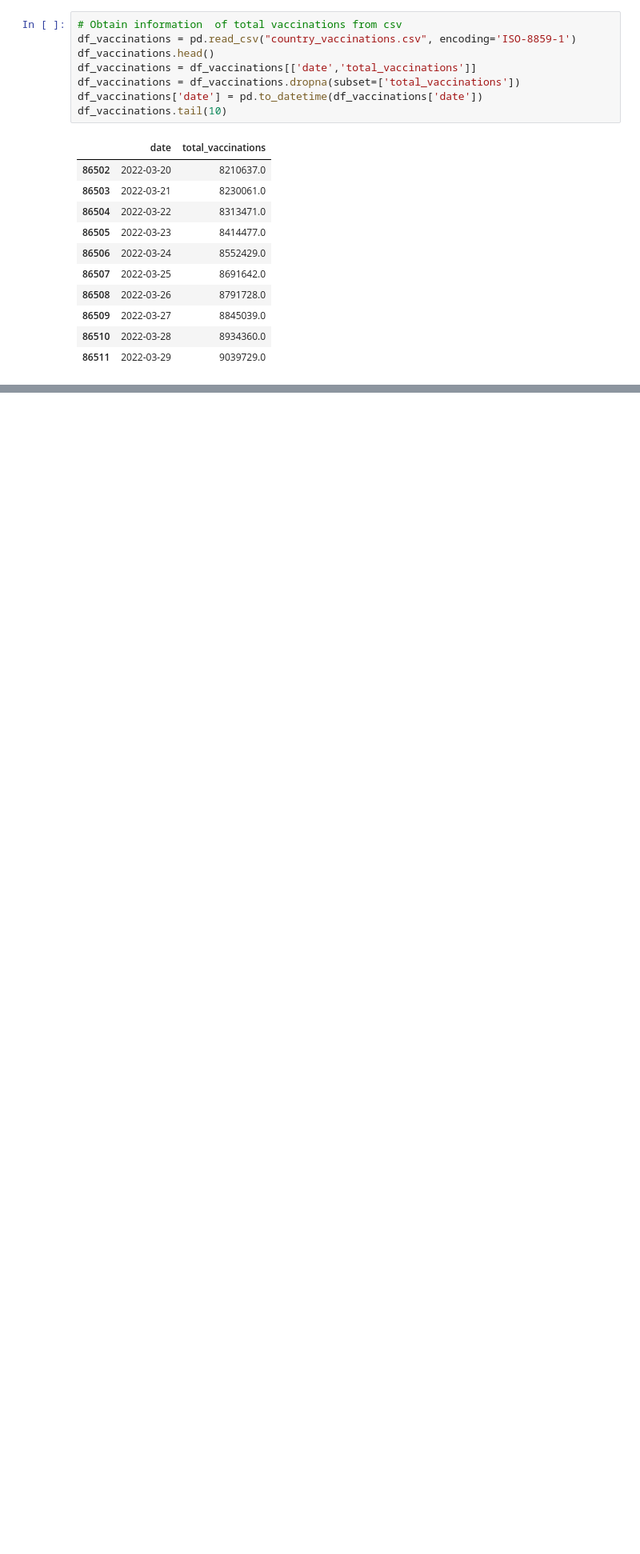
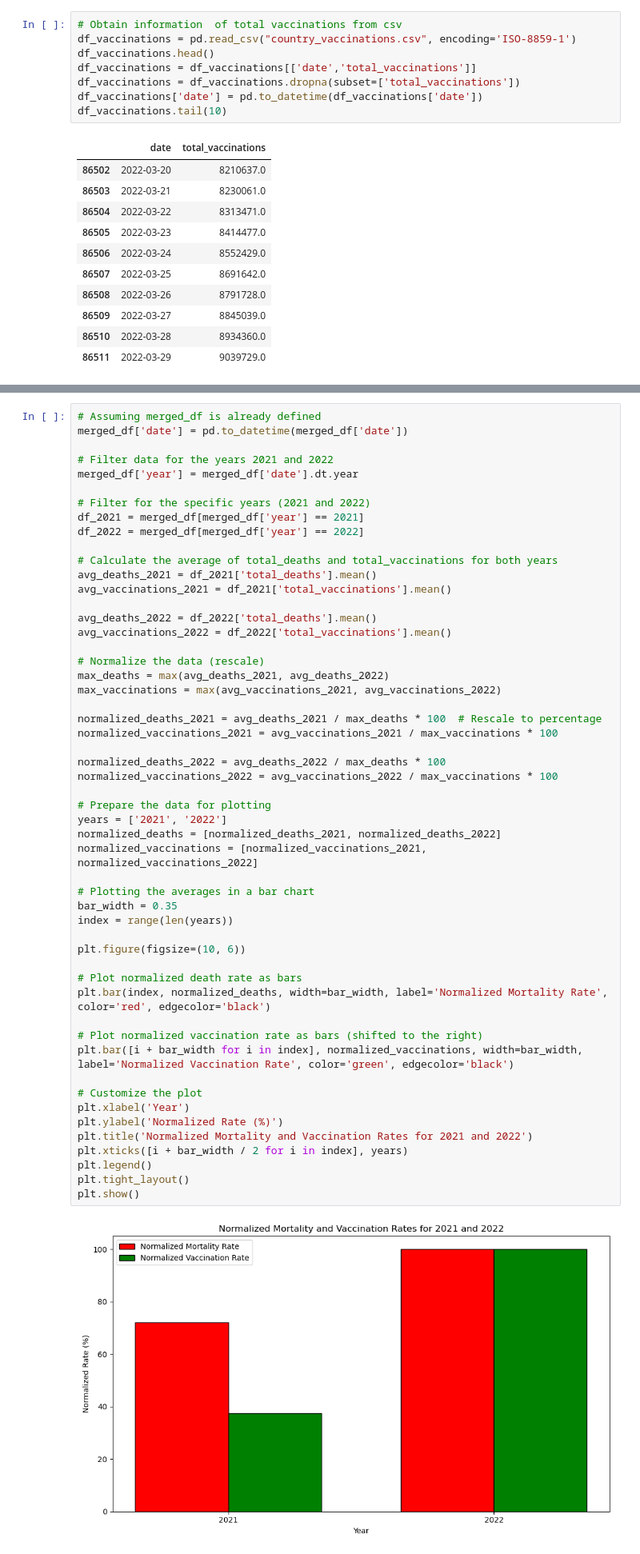
Before and after one commit to kevinshea303/Group-3-Project-1, a Jupyter notebook: madda/madda.ipynb, the cells around one changed output, grey strips where cells are left out. Shown at 80% size. Cells and saved outputs as stored; diff of their text form; blank space fills up the shorter version.

```diff
--- a/madda/madda.ipynb
+++ b/madda/madda.ipynb
@@ -95,0 +206,55 @@ total_deaths                  0.006864      1.000000
+# %%
+# Assuming merged_df is already defined
+merged_df['date'] = pd.to_datetime(merged_df['date'])
+
+# Filter data for the years 2021 and 2022
+merged_df['year'] = merged_df['date'].dt.year
+
+# Filter for the specific years (2021 and 2022)
+df_2021 = merged_df[merged_df['year'] == 2021]
+df_2022 = merged_df[merged_df['year'] == 2022]
+
+# Calculate the average of total_deaths and total_vaccinations for both years
+avg_deaths_2021 = df_2021['total_deaths'].mean()
+avg_vaccinations_2021 = df_2021['total_vaccinations'].mean()
+
+avg_deaths_2022 = df_2022['total_deaths'].mean()
+avg_vaccinations_2022 = df_2022['total_vaccinations'].mean()
+
+# Normalize the data (rescale)
+max_deaths = max(avg_deaths_2021, avg_deaths_2022)
+max_vaccinations = max(avg_vaccinations_2021, avg_vaccinations_2022)
+
+normalized_deaths_2021 = avg_deaths_2021 / max_deaths * 100  # Rescale to percentage
+normalized_vaccinations_2021 = avg_vaccinations_2021 / max_vaccinations * 100
+
+normalized_deaths_2022 = avg_deaths_2022 / max_deaths * 100
+normalized_vaccinations_2022 = avg_vaccinations_2022 / max_vaccinations * 100
+
+# Prepare the data for plotting
+years = ['2021', '2022']
+normalized_deaths = [normalized_deaths_2021, normalized_deaths_2022]
+normalized_vaccinations = [normalized_vaccinations_2021, normalized_vaccinations_2022]
+
+# Plotting the averages in a bar chart
+bar_width = 0.35
+index = range(len(years))
+
+plt.figure(figsize=(10, 6))
+
+# Plot normalized death rate as bars
+plt.bar(index, normalized_deaths, width=bar_width, label='Normalized Mortality Rate', color='red', edgecolor='black')
+
+# Plot normalized vaccination rate as bars (shifted to the right)
+plt.bar([i + bar_width for i in index], normalized_vaccinations, width=bar_width, label='Normalized Vaccination Rate', color='green', edgecolor='black')
+
+# Customize the plot
+plt.xlabel('Year')
+plt.ylabel('Normalized Rate (%)')
+plt.title('Normalized Mortality and Vaccination Rates for 2021 and 2022')
+plt.xticks([i + bar_width / 2 for i in index], years)
+plt.legend()
+plt.tight_layout()
+plt.show()
+# %% [output]
+[figure, added]
```
Also changed, not shown: parts of 15 cells of this notebook.
